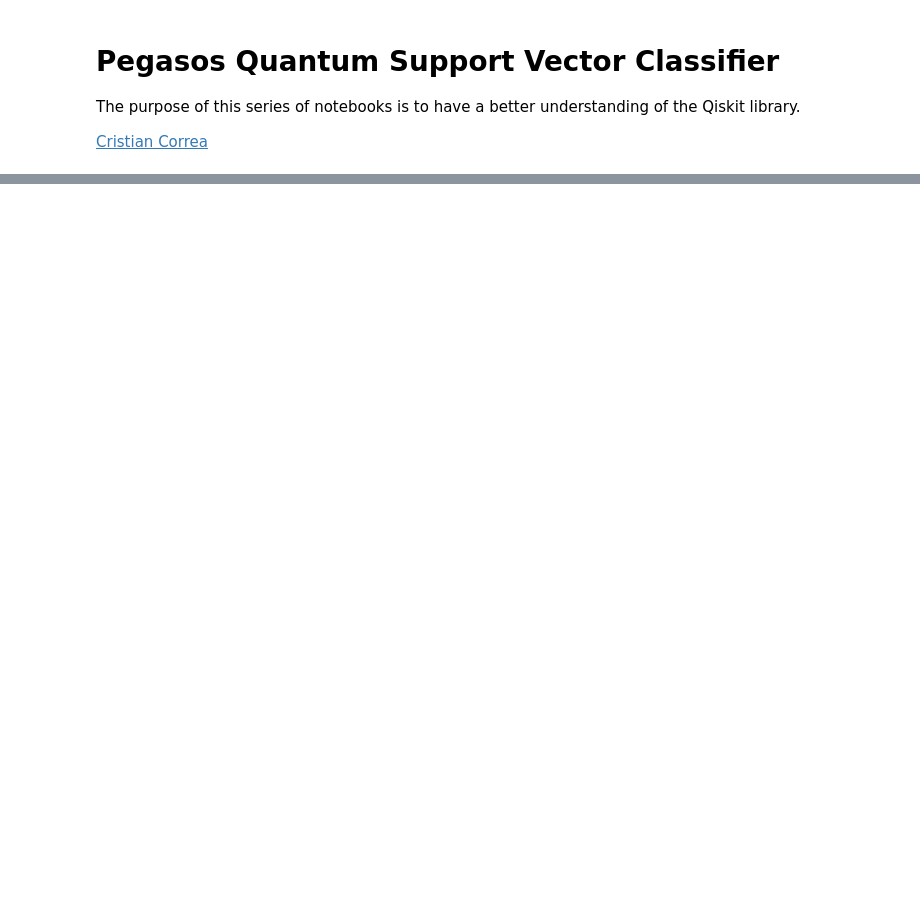
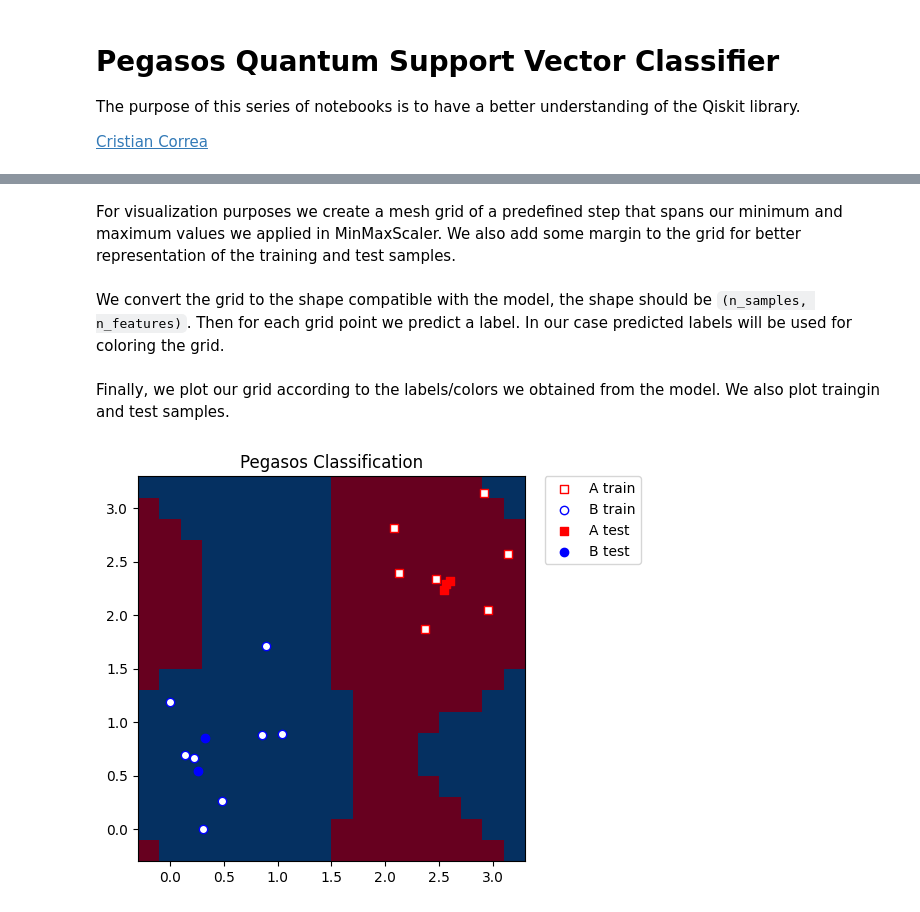
Before and after one commit to camilocbarrera/qiskit-training, a Jupyter notebook: Quantum Support Vector Machine.ipynb, the cells around one changed output, grey strips where cells are left out. Drawn from its saved outputs; the diff is of its cells as text; code cells hidden in the pictures; blank space fills up the shorter version.

```diff
--- a/Quantum Support Vector Machine.ipynb
+++ b/Quantum Support Vector Machine.ipynb
@@ -22,0 +22,6 @@ pip install qiskit
+# %%
+from sklearn.datasets import  make_blobs
+
+# example dataset
+
+features, labels = make_blobs( n_samples=20, n_features=2, centers=2, random_state=3, shuffle=True )
@@ -23 +119,64 @@ pip install qiskit
+# %% [markdown]
+For visualization purposes we create a mesh grid of a predefined step that spans our minimum and maximum values we applied in MinMaxScaler. We also add some margin to the grid for better representation of the training and test samples.
+# %%
+grid_step = 0.2
+margin = 0.2
+
+grid_x, grid_y = np.meshgrid(
+
+ np.arange( -margin, np.pi + margin, grid_step) , np.arange(-margin, np.pi + margin,grid_step)
+
+)
+# %% [markdown]
+We convert the grid to the shape compatible with the model, the shape should be `(n_samples, n_features)`. Then for each grid point we predict a label. In our case predicted labels will be used for coloring the grid.
+# %%
+meshgrid_features = np.column_stack(( grid_x.ravel(), grid_y.ravel() ))
+meshgrid_colors = pegasos_qsvc.predict(meshgrid_features)
+# %% [markdown]
+Finally, we plot our grid according to the labels/colors we obtained from the model. We also plot traingin and test samples.
+# %%
+import matplotlib.pyplot as plt
+
+plt.figure( figsize=(5,5) )
+meshgrid_colors = meshgrid_colors.reshape(grid_x.shape)
+plt.pcolormesh(grid_x,grid_y, meshgrid_colors, cmap="RdBu", shading="auto")
+
+plt.scatter(
+ train_features[:, 0][train_labels == 0],
+ train_features[:, 1][train_labels == 0],
+ marker="s",
+ facecolors="w",
+ edgecolors="r",
+ label="A train",
+)
+plt.scatter(
+ train_features[:, 0][train_labels == 1],
+ train_features[:, 1][train_labels == 1],
+ marker="o",
+ facecolors="w",
+ edgecolors="b",
+ label="B train",
+)
+plt.scatter(
+ test_features[:,0][test_labels == 0],
+ test_features[:,1][test_labels == 0],
+ marker="s",
+ facecolors="r",
+ edgecolors="r",
+ label="A test",
+)
+plt.scatter(
+ test_features[:, 0][test_labels == 1],
+ test_features[:, 1][test_labels == 1],
+ marker="o",
+ facecolors="b",
+ edgecolors="b",
+ label="B test",
+)
+
+plt.legend( bbox_to_anchor=(1.05, 1), loc="upper left", borderaxespad=0.0 )
+plt.title("Pegasos Classification")
+plt.show()
+# %% [output]
+[figure, added]
 # %%
```
Also changed, not shown: parts of 17 cells of this notebook.
